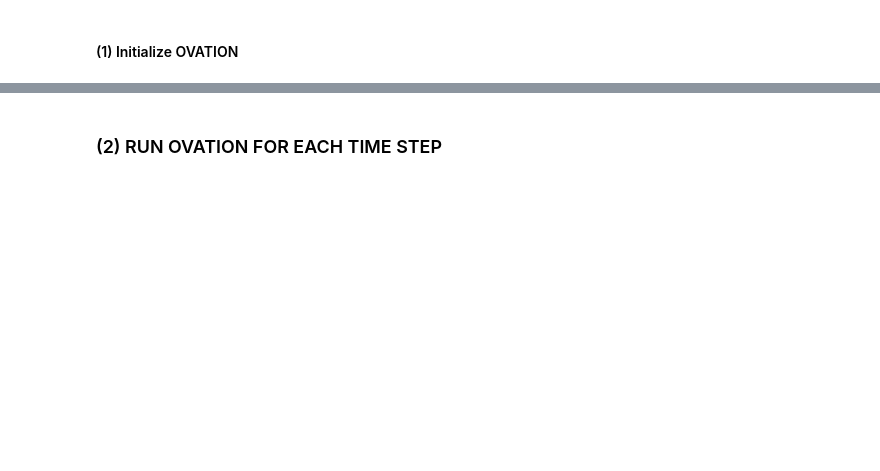
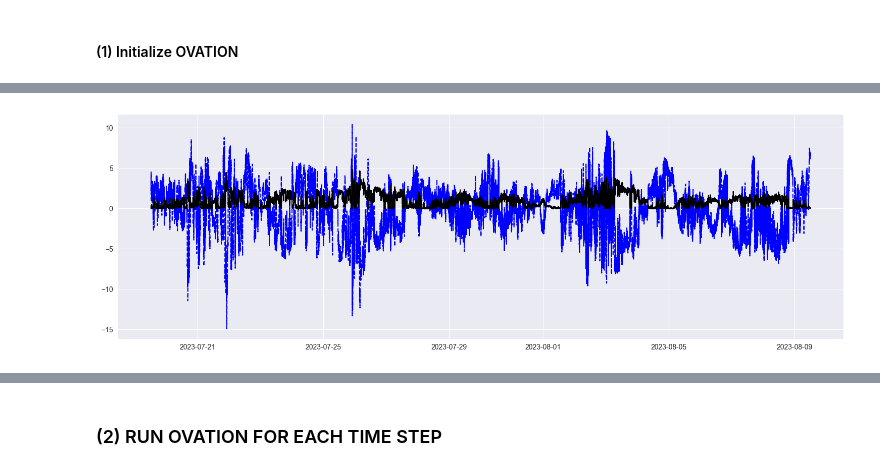
Before and after one commit to helioforecast/auroramaps, a Jupyter notebook: aurora_web.ipynb, the cells around one changed output, grey strips where cells are left out. Saved outputs shown, nothing was run; the diff lists cells and outputs as text; code cells hidden in the pictures; blank space fills up the shorter version.

```diff
--- a/aurora_web.ipynb
+++ b/aurora_web.ipynb
@@ -385,0 +292,36 @@ Solar wind data loaded from PREDSTORM input file
+# %%
+if debug_mode>0:
+    importlib.reload(au) #reload again while debugging
+    importlib.reload(ao) #reload again while debugging
+########## load ovation for different types of aurora
+#atype - str, ['diff','mono','wave','ions']
+#         type of aurora for which to load regression coeffients
+#jtype - int or str
+#            1:"electron energy flux",
+#            2:"ion energy flux",
+#            3:"electron number flux",
+#            4:"ion number flux",
+#            5:"electron average energy",
+#            6:"ion average energy"
+
+jtype = 'electron energy flux'
+print('Initialize OVATION')
+start = time.time()
+de = ao.FluxEstimator('diff', jtype)
+me = ao.FluxEstimator('mono', jtype)
+#we = amo.FluxEstimator('wave', jtype)
+end = time.time()
+print('done, took ',np.round(end - start,2),' seconds.')
+print('OVATION uses',jtype,'with diffuse + monoenergetic aurora')
+print('fluxes for southern hemisphere are currently not calculated.')
+print()
+
+print(inputfile)
+
+###################### load input solar wind
+l1wind=au.load_predstorm_wind(inputfile)
+#convert to new matplotlib dates
+l1wind.time=l1wind.time
+print('Solar wind data loaded from PREDSTORM input file')
+
+l1wind
@@ -385,0 +343,9 @@ Solar wind data loaded from PREDSTORM input file
+# %%
+sns.set_style('darkgrid')
+plt.figure(1,figsize=(15,5))
+
+plt.plot_date(l1wind.time,l1wind.bz,'--b')
+plt.plot_date(l1wind.time,l1wind.ec/4421,'-k')
+plt.tight_layout()
+# %% [output]
+[figure, added]
```
Also changed, not shown: parts of 8 cells of this notebook, 8 other files.
